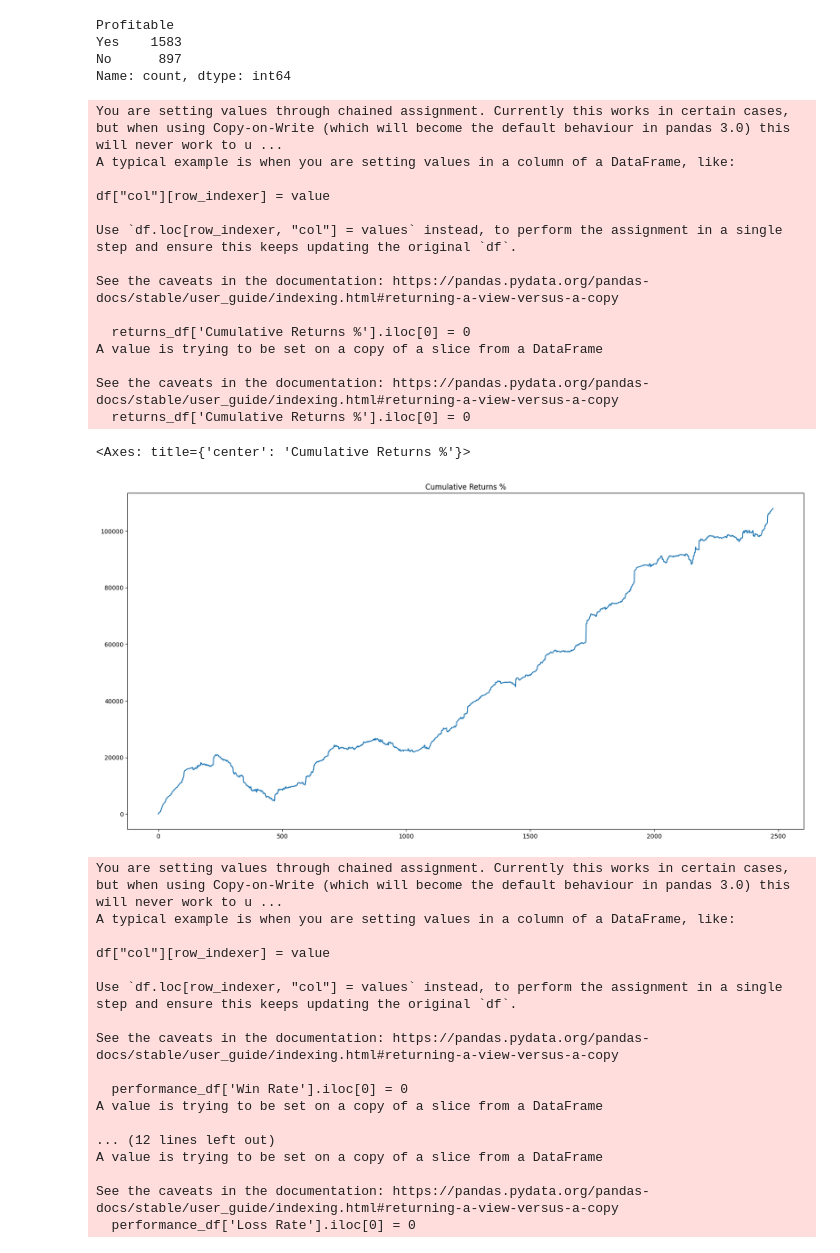
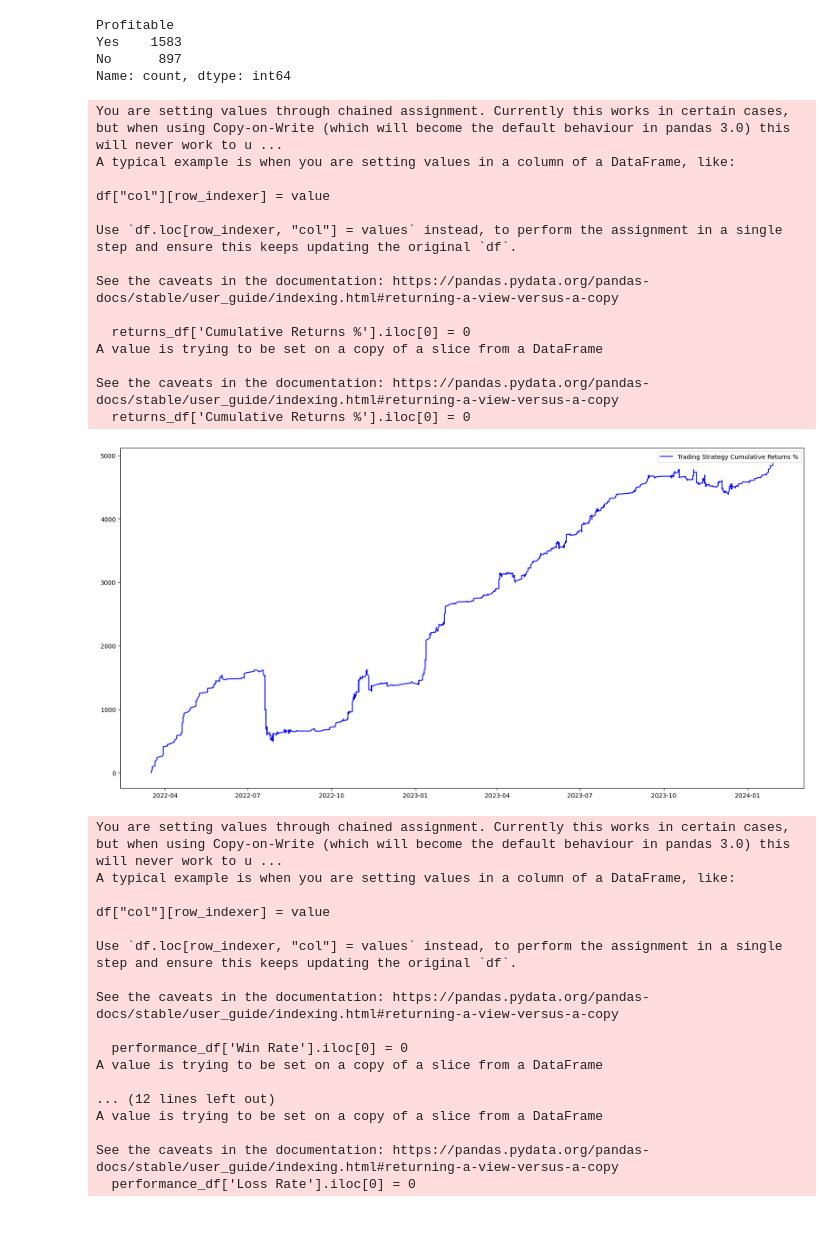
Before and after one commit to Lawrence908/AlgorithmicTrading, a Jupyter notebook: AlgorithmicTrading.ipynb, the cells around one changed output. Cells and saved outputs as stored; diff of their text form; code cells hidden in the pictures; blank space fills up the shorter version.

Commit message:
Updated mistake in Cumulative Returns %

```diff
--- a/AlgorithmicTrading.ipynb
+++ b/AlgorithmicTrading.ipynb
@@ -1011,7 +1011,6 @@ class TradingStrategy1:
         self.trades_df['Profit %'] = self.trades_df['Profit %'].round(2)
         self.trades_df['Duration'] = self.trades_df['Sell Date'] - self.trades_df['Buy Date']
         self.trades_df['Duration'] = self.trades_df['Duration'].dt.days
-        self.trades_df['Trade Number'] = range(1, len(self.trades_df) + 1)
         self.trades_df['Ticker Cum Profit'] = self.trades_df['Profit'].cumsum()
         if len(self.trades_df['Buy Price']) > 0:
             self.trades_df['Ticker Cum Profit %'] = (self.trades_df['Ticker Cum Profit'] / self.trades_df['Buy Price'].iloc[0]) * 100
@@ -1184,39 +1183,47 @@ def generate_returns(dataframe: pd.DataFrame):
     returns_df = dataframe.copy(deep=True)
     returns_df['Returns'] = returns_df['Sell Price'] - returns_df['Buy Price']
     returns_df['Returns %'] = (returns_df['Returns'] / returns_df['Buy Price']) * 100
-    returns_df['Cumulative Returns'] = returns_df['Returns'].cumsum()
-    returns_df['Cumulative Returns %'] = (returns_df['Cumulative Returns'] / returns_df['Buy Price'].iloc[0]) * 100
+    returns_df['Cumulative Returns %'] = returns_df['Returns %'].cumsum()
     returns_df['Cumulative Returns %'] = returns_df['Cumulative Returns %'].shift(1)
     returns_df['Cumulative Returns %'].iloc[0] = 0
     returns_df['Cumulative Returns %'] = returns_df['Cumulative Returns %'].fillna(0)
     returns_df['Cumulative Returns %'] = returns_df['Cumulative Returns %'].round(2)
-    returns_df['Trade Number'] = range(1, len(returns_df) + 1)
     returns_df['Profitable'] = returns_df['Returns'] > 0
     returns_df['Profitable'] = returns_df['Profitable'].replace({True: 'Yes', False: 'No'})
     return returns_df
-# %%
-tradingstrategy1returns_df = generate_returns(tradingstrategy1_df)
-
-tradingstrategy1returns_df.to_csv('tradingstrategy1returns.csv', index=False)
-
-tradingstrategy1returns_df['Cumulative Returns %'].plot(figsize=(20, 10), title='Cumulative Returns %')
-# %% [output]
-You are setting values through chained assignment. Currently this works in certain cases, but when using Copy-on-Write (which will become the default behaviour in pandas 3.0) this will never work to u ...
-A typical example is when you are setting values in a column of a DataFrame, like:
-
-df["col"][row_indexer] = value
-
-Use `df.loc[row_indexer, "col"] = values` instead, to perform the assignment in a single step and ensure this keeps updating the original `df`.
-
-See the caveats in the documentation: https://pandas.pydata.org/pandas-docs/stable/user_guide/indexing.html#returning-a-view-versus-a-copy
-
-  returns_df['Cumulative Returns %'].iloc[0] = 0
-A value is trying to be set on a copy of a slice from a DataFrame
-
-See the caveats in the documentation: https://pandas.pydata.org/pandas-docs/stable/user_guide/indexing.html#returning-a-view-versus-a-copy
-  returns_df['Cumulative Returns %'].iloc[0] = 0
-<Axes: title={'center': 'Cumulative Returns %'}>
-[figure, removed]
+# %%
+tradingstrategy1returns_df = generate_returns(tradingstrategy1_df)
+
+tradingstrategy1returns_df.to_csv('tradingstrategy1returns.csv', index=False)
+
+# spy_df = yf.download('SPY', start=tradingstrategy1returns_df['Buy Date'].iloc[0], end=tradingstrategy1returns_df['Sell Date'].iloc[-1])
+# spy_df['Cumulative Returns %'] = (spy_df['Close'] / spy_df['Close'].iloc[0]) * 100
+# spy_df['Cumulative Returns %'].plot(figsize=(20, 10), title='SPY Cumulative Returns %')
+
+# Plot the cumulative returns of the trading strategy against the SPY ETF
+plt.figure(figsize=(20, 10))
+plt.plot(tradingstrategy1returns_df['Sell Date'], tradingstrategy1returns_df['Cumulative Returns %'], label='Trading Strategy Cumulative Returns %', color='blue')
+# plt.plot(spy_df['Cumulative Returns %'], label='SPY Cumulative Returns %', color='black')
+# plt.title('Trading Strategy vs SPY Cumulative Returns %')
+plt.legend()
+plt.show()
+plt.close()
+# %% [output]
+You are setting values through chained assignment. Currently this works in certain cases, but when using Copy-on-Write (which will become the default behaviour in pandas 3.0) this will never work to u ...
+A typical example is when you are setting values in a column of a DataFrame, like:
+
+df["col"][row_indexer] = value
+
+Use `df.loc[row_indexer, "col"] = values` instead, to perform the assignment in a single step and ensure this keeps updating the original `df`.
+
+See the caveats in the documentation: https://pandas.pydata.org/pandas-docs/stable/user_guide/indexing.html#returning-a-view-versus-a-copy
+
+  returns_df['Cumulative Returns %'].iloc[0] = 0
+A value is trying to be set on a copy of a slice from a DataFrame
+
+See the caveats in the documentation: https://pandas.pydata.org/pandas-docs/stable/user_guide/indexing.html#returning-a-view-versus-a-copy
+  returns_df['Cumulative Returns %'].iloc[0] = 0
+[figure, added]
 # %%
 
 def generate_performance(dataframe: pd.DataFrame):
```
Also changed, not shown: 3 other files.
